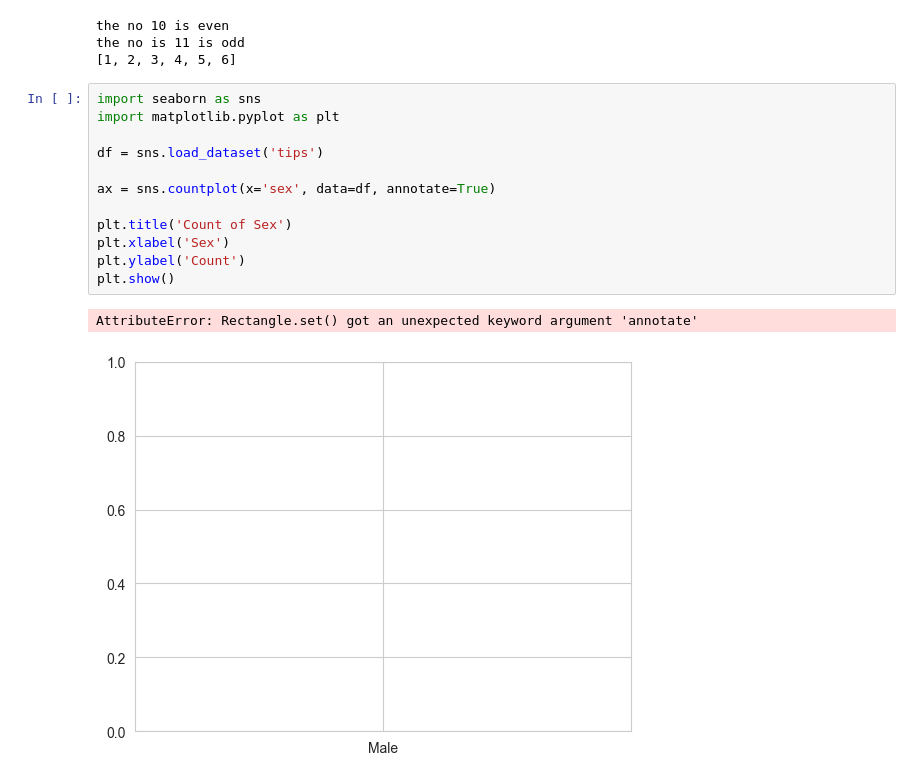
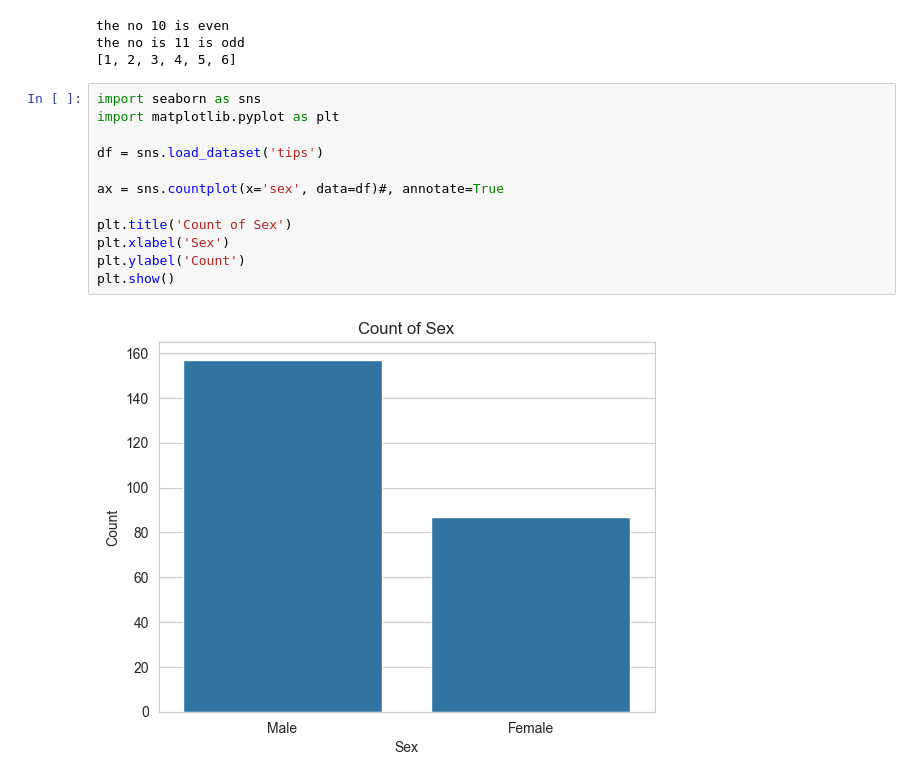
Before and after one commit to abhiraj-gowda/exploratory-data-analysis, a Jupyter notebook: titanic_pro1.ipynb, the cells around one changed output. Drawn from its saved outputs; the diff is of its cells as text.

```diff
--- a/titanic_pro1.ipynb
+++ b/titanic_pro1.ipynb
@@ -485,15 +485,14 @@ the no is 11 is odd
 # %%
 import seaborn as sns
 import matplotlib.pyplot as plt
 
 df = sns.load_dataset('tips')
 
-ax = sns.countplot(x='sex', data=df, annotate=True)
+ax = sns.countplot(x='sex', data=df)#, annotate=True
 
 plt.title('Count of Sex')
 plt.xlabel('Sex')
 plt.ylabel('Count')
 plt.show()
 # %% [output]
-AttributeError: Rectangle.set() got an unexpected keyword argument 'annotate'
-[figure, old version]
+[figure, new version]
```
Also changed, not shown: parts of 3 cells of this notebook.
